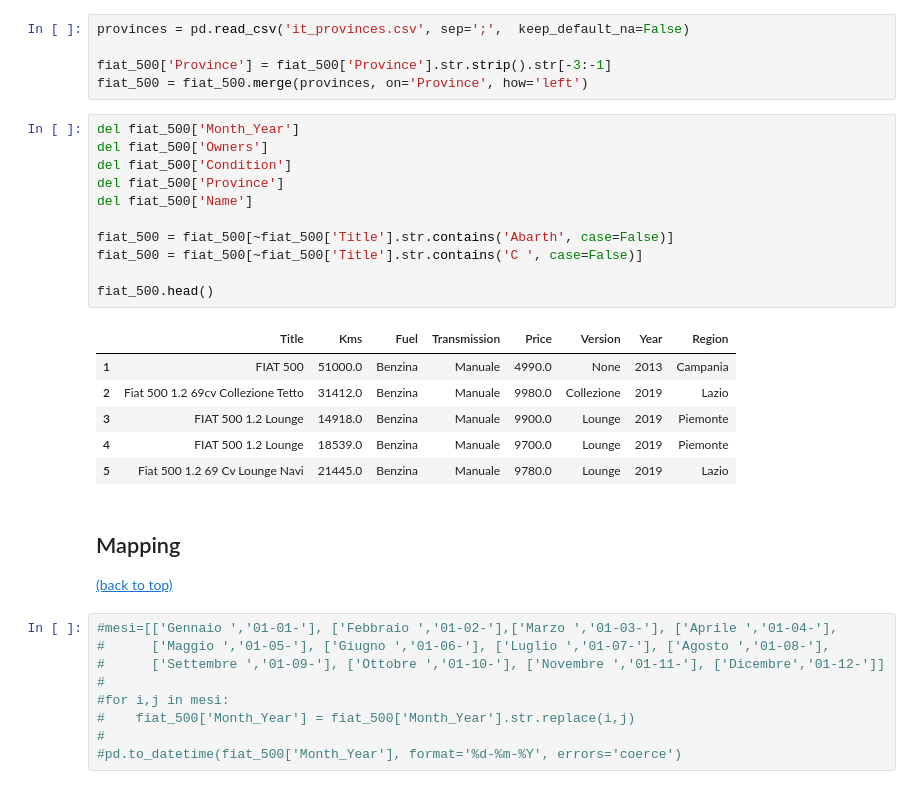
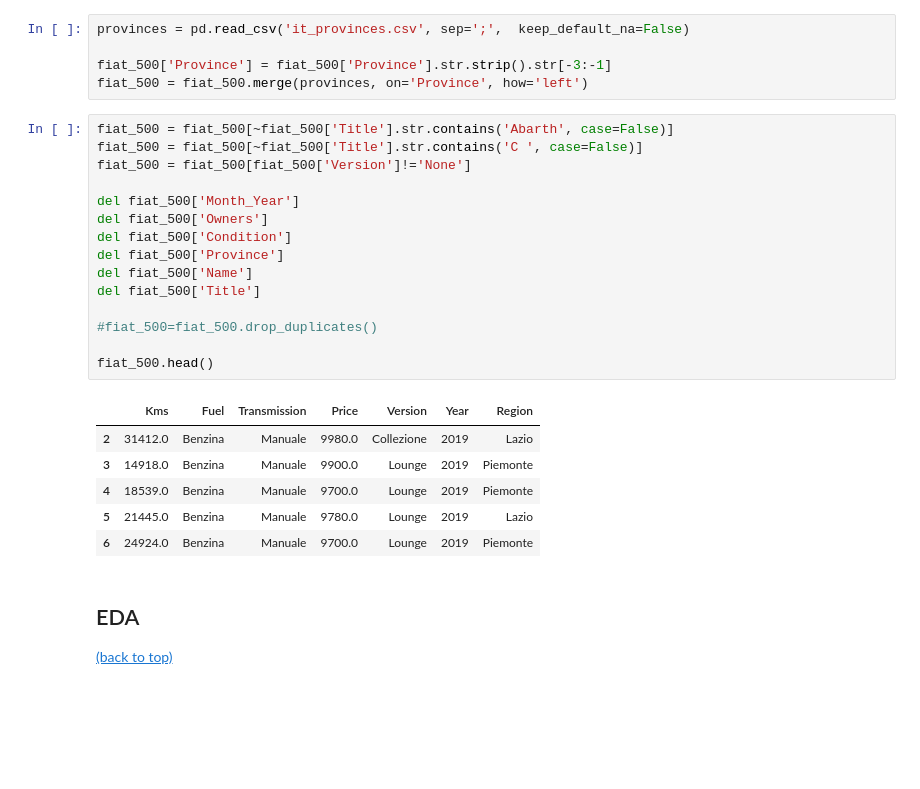
Before and after one commit to Nico-Mori/personal-projects, a Jupyter notebook: Fiat 500/Fiat500.ipynb, the cells around one changed output. Cells and saved outputs as stored; diff of their text form; blank space fills up the shorter version.

```diff
--- a/Fiat 500/Fiat500.ipynb
+++ b/Fiat 500/Fiat500.ipynb
@@ -159,34 +163,29 @@ provinces = pd.read_csv('it_provinces.csv', sep=';',  keep_default_na=False)
 fiat_500['Province'] = fiat_500['Province'].str.strip().str[-3:-1]
 fiat_500 = fiat_500.merge(provinces, on='Province', how='left')
 # %%
+fiat_500 = fiat_500[~fiat_500['Title'].str.contains('Abarth', case=False)]
+fiat_500 = fiat_500[~fiat_500['Title'].str.contains('C ', case=False)]
+fiat_500 = fiat_500[fiat_500['Version']!='None']
+
 del fiat_500['Month_Year']
 del fiat_500['Owners']
 del fiat_500['Condition']
 del fiat_500['Province']
 del fiat_500['Name']
+del fiat_500['Title']
 
-fiat_500 = fiat_500[~fiat_500['Title'].str.contains('Abarth', case=False)]
-fiat_500 = fiat_500[~fiat_500['Title'].str.contains('C ', case=False)]
+#fiat_500=fiat_500.drop_duplicates()
 
 fiat_500.head()
 # %% [output]
-|  | Title | Kms | Fuel | Transmission | Price | Version | Year | Region |
-| 1 | FIAT 500 | 51000.0 | Benzina | Manuale | 4990.0 | None | 2013 | Campania |
-| 2 | Fiat 500 1.2 69cv Collezione Tetto | 31412.0 | Benzina | Manuale | 9980.0 | Collezione | 2019 | Lazio |
-| 3 | FIAT 500 1.2 Lounge | 14918.0 | Benzina | Manuale | 9900.0 | Lounge | 2019 | Piemonte |
-| 4 | FIAT 500 1.2 Lounge | 18539.0 | Benzina | Manuale | 9700.0 | Lounge | 2019 | Piemonte |
-| 5 | Fiat 500 1.2 69 Cv Lounge Navi | 21445.0 | Benzina | Manuale | 9780.0 | Lounge | 2019 | Lazio |
+|  | Kms | Fuel | Transmission | Price | Version | Year | Region |
+| 2 | 31412.0 | Benzina | Manuale | 9980.0 | Collezione | 2019 | Lazio |
+| 3 | 14918.0 | Benzina | Manuale | 9900.0 | Lounge | 2019 | Piemonte |
+| 4 | 18539.0 | Benzina | Manuale | 9700.0 | Lounge | 2019 | Piemonte |
+| 5 | 21445.0 | Benzina | Manuale | 9780.0 | Lounge | 2019 | Lazio |
+| 6 | 24924.0 | Benzina | Manuale | 9700.0 | Lounge | 2019 | Piemonte |
 # %% [markdown]
-<a id='mapping' />
+<a id='eda' />
 
-## Mapping
+## EDA
 [(back to top)](#content)
-# %%
-#mesi=[['Gennaio ','01-01-'], ['Febbraio ','01-02-'],['Marzo ','01-03-'], ['Aprile ','01-04-'],
-#      ['Maggio ','01-05-'], ['Giugno ','01-06-'], ['Luglio ','01-07-'], ['Agosto ','01-08-'],
-#      ['Settembre ','01-09-'], ['Ottobre ','01-10-'], ['Novembre ','01-11-'], ['Dicembre','01-12-']]
-#
-#for i,j in mesi:
-#    fiat_500['Month_Year'] = fiat_500['Month_Year'].str.replace(i,j)
-#
-#pd.to_datetime(fiat_500['Month_Year'], format='%d-%m-%Y', errors='coerce')
```
Also changed, not shown: parts of 16 cells of this notebook, 1 other file.
